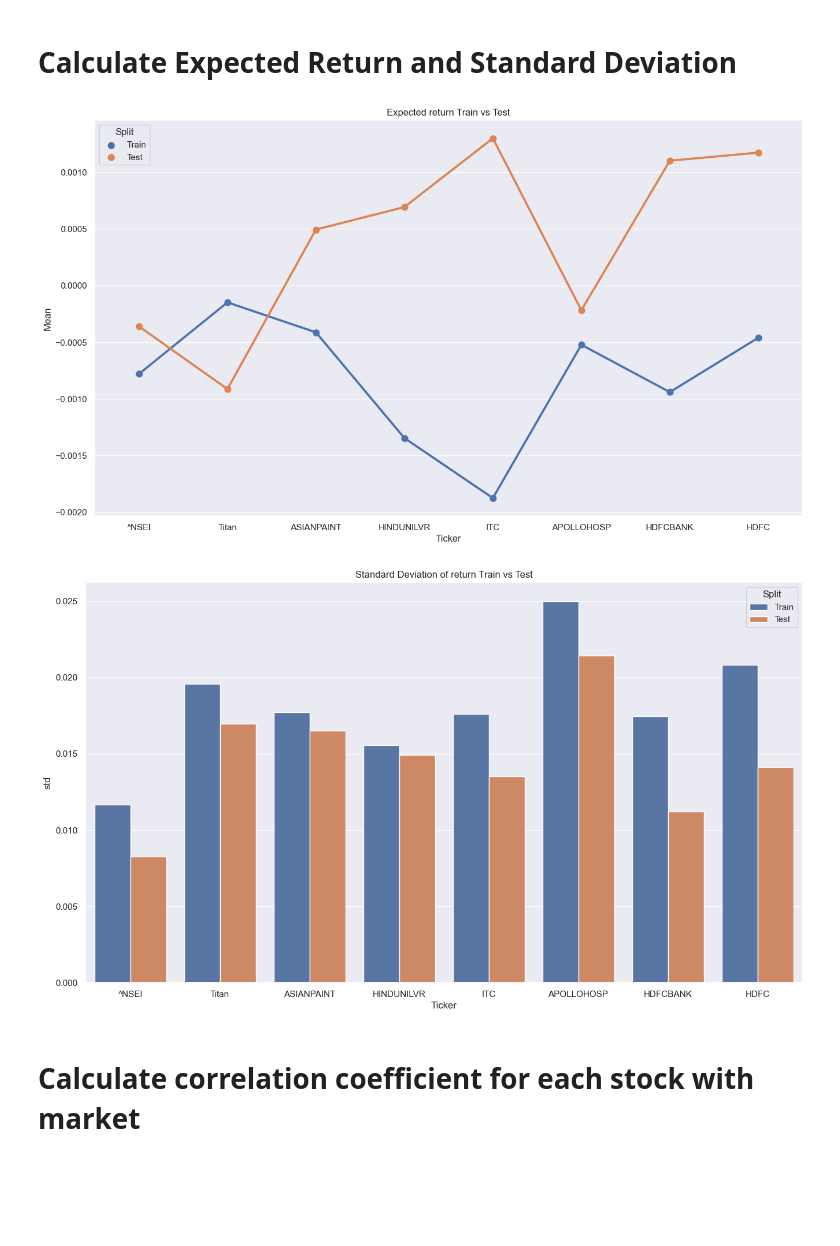
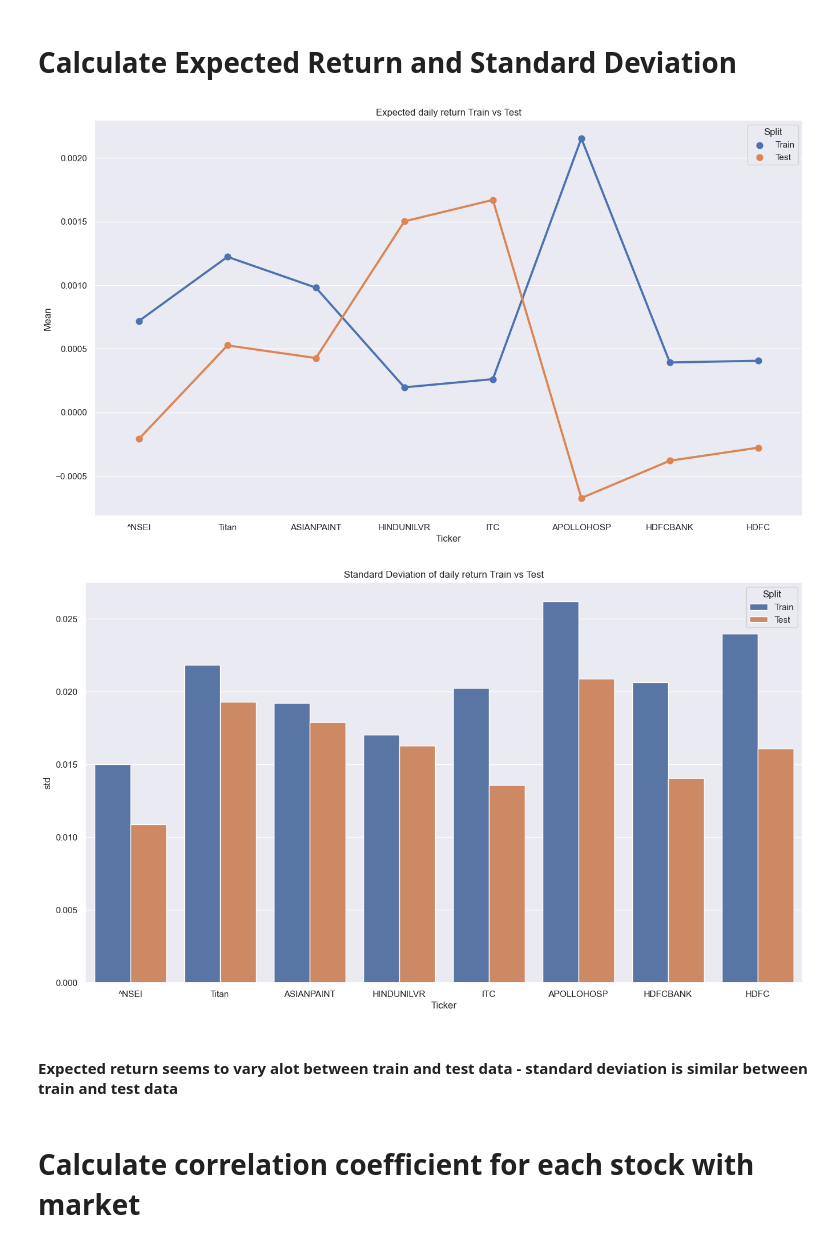
Before and after one commit to yotitan/DA226O-Project1, a Jupyter notebook: 2 - Calculations.ipynb, the cells around one changed output. Cells and saved outputs as stored; diff of their text form; code cells hidden in the pictures; blank space fills up the shorter version.

```diff
--- a/2 - Calculations.ipynb
+++ b/2 - Calculations.ipynb
@@ -76,7 +77,9 @@ HDFC: (745, 7)
 # Calculate Daily Return
 # %%
 for key in history.keys( ):
-    history[key]['Return'] = ( history[key]['Close'] - history[key]['Open'] ) / history[key]['Open']
+    history[key]['Return'] = ( history[key]['Close'] - history[key]['Close'].shift( 1 ) ) / history[key]['Open']
+    history[key].dropna( inplace=True )
+    history[key].reset_index ( drop=True, inplace=True )
 # %% [markdown]
 # Train test split
 # %%
@@ -110,14 +113,14 @@ for key in test_history.keys( ):
 # %%
 exp_return_graph = pd.concat( [
 pd.DataFrame( list( zip( ['Train'] * len( train_exp_return.keys( ) ), train_exp_return.keys( ), train_exp_return.values( ) ) ), columns=['Split', 'Ticker', 'Mean'] ),
 pd.DataFrame( list( zip( ['Test'] * len( test_exp_return.keys( ) ), test_exp_return.keys( ), test_exp_return.values( ) ) ), columns=['Split', 'Ticker', 'Mean'] )
 ] )
 
 fig = sns.pointplot( data=exp_return_graph, x='Ticker', y='Mean', hue='Split' )
-plt.title( 'Expected return Train vs Test' )
+plt.title( 'Expected daily return Train vs Test' )
 plt.show( )
 # %% [output]
-[figure, old version]
+[figure, new version]
 # %%
 std_return_graph = pd.concat( [
 pd.DataFrame( list( zip( ['Train'] * len( train_std_return.keys( ) ), train_std_return.keys( ), train_std_return.values( ) ) ), columns=['Split', 'Ticker', 'std'] ),
@@ -126,10 +129,12 @@ pd.DataFrame( list( zip( ['Test'] * len( test_std_return.keys( ) ), test_std_ret
 
 # fig = sns.pointplot( data=std_return_graph, x='Ticker', y='std', hue='Split' )
 sns.barplot( data=std_return_graph, x='Ticker', y='std', hue='Split' )
-plt.title( 'Standard Deviation of return Train vs Test' )
+plt.title( 'Standard Deviation of daily return Train vs Test' )
 plt.show( )
 # %% [output]
-[figure, old version]
+[figure, new version]
+# %% [markdown]
+#### Expected return seems to vary alot between train and test data - standard deviation is similar between train and test data
 # %% [markdown]
 # Calculate correlation coefficient for each stock with market
 # %%
```
Also changed, not shown: parts of 28 cells of this notebook.
